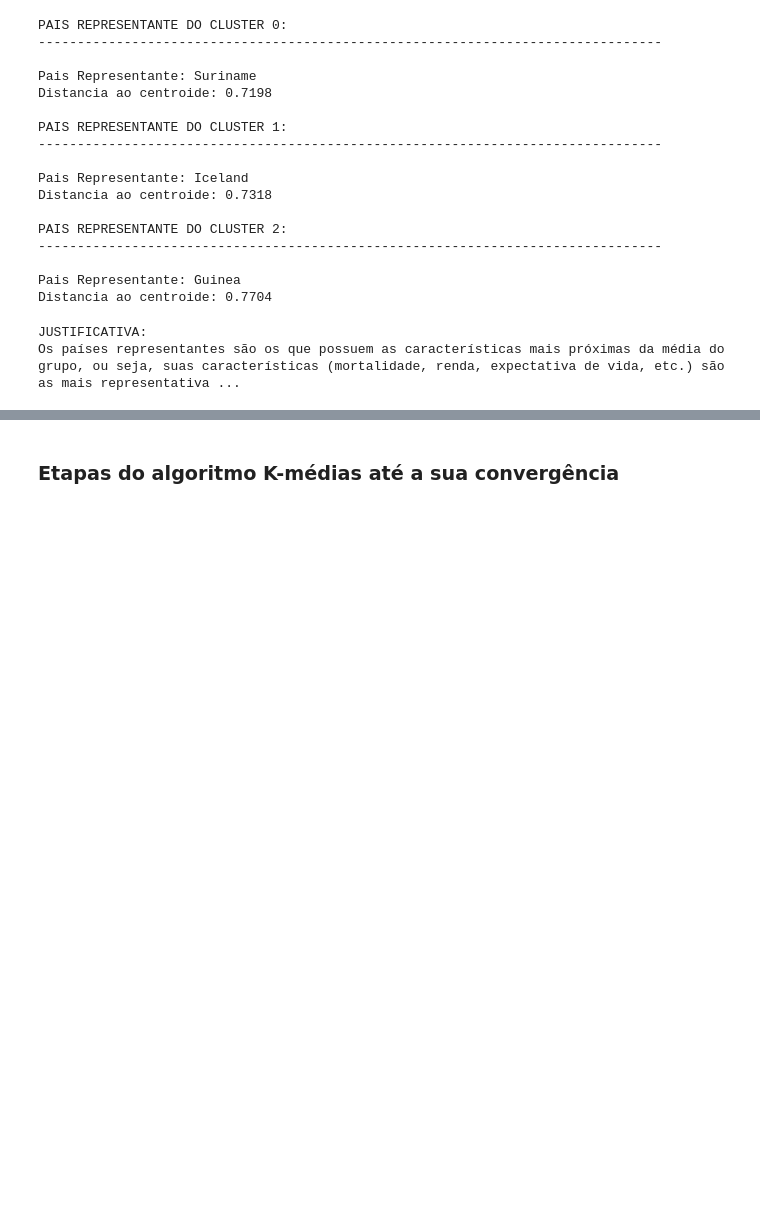
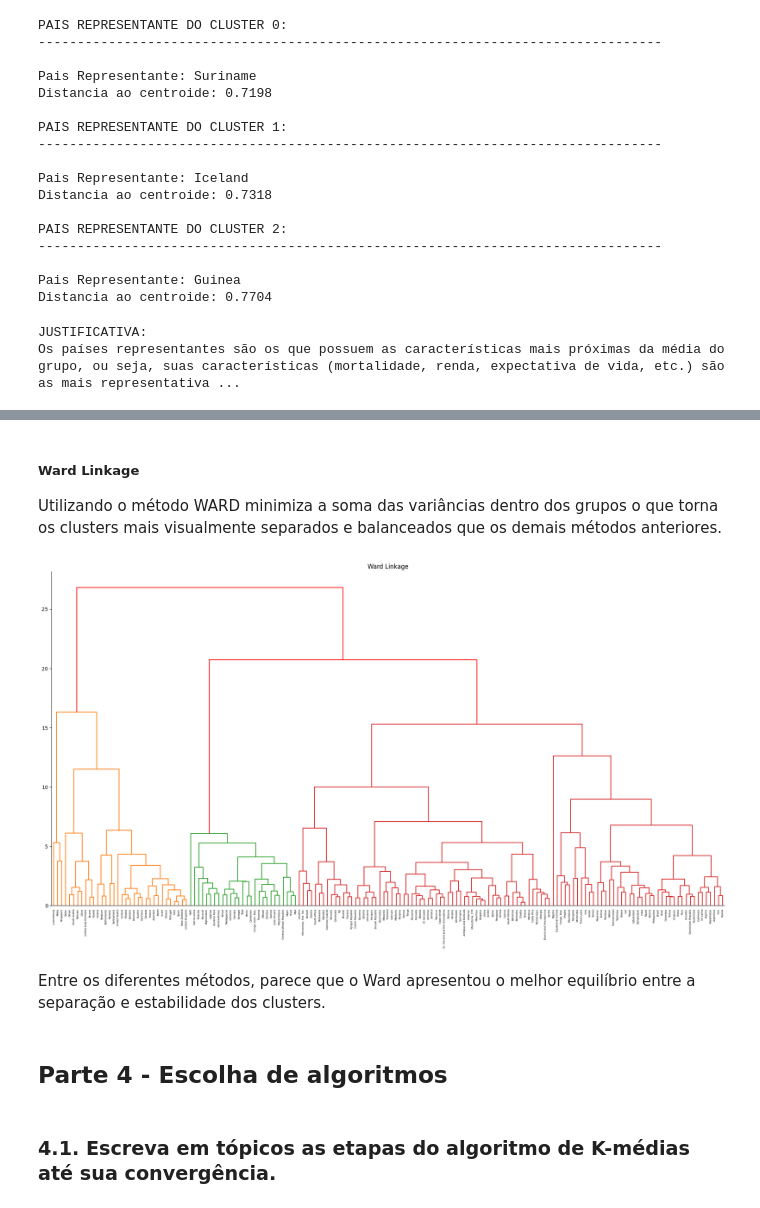
Before and after one commit to thealexandrelara/project-infnet-algoritmos-de-inteligencia-artificial-para-clusterizacao-25E4_2, a Jupyter notebook: project.ipynb, the cells around one changed output, grey strips where cells are left out. Cells and saved outputs as stored; diff of their text form; code cells hidden in the pictures; blank space fills up the shorter version.

```diff
--- a/project.ipynb
+++ b/project.ipynb
@@ -537,3 +555,15 @@ show_dendrogram(complete_linkage, 'Complete Linkage')
+# %% [markdown]
+##### Ward Linkage
+
+Utilizando o método WARD minimiza a soma das variâncias dentro dos grupos o que torna os clusters mais visualmente separados e balanceados que os demais métodos anteriores.
+# %%
+show_dendrogram(ward_linkage, 'Ward Linkage')
+# %% [output]
+[figure, added]
+# %% [markdown]
+Entre os diferentes métodos, parece que o Ward apresentou o melhor equilíbrio entre a separação e estabilidade dos clusters.
+# %% [markdown]
+## Parte 4 - Escolha de algoritmos
 # %% [markdown]
-### Etapas do algoritmo K-médias até a sua convergência
+### 4.1. Escreva em tópicos as etapas do algoritmo de K-médias até sua convergência.
 # %% [markdown]
```
Also changed, not shown: parts of 61 cells of this notebook, 2 other files.
